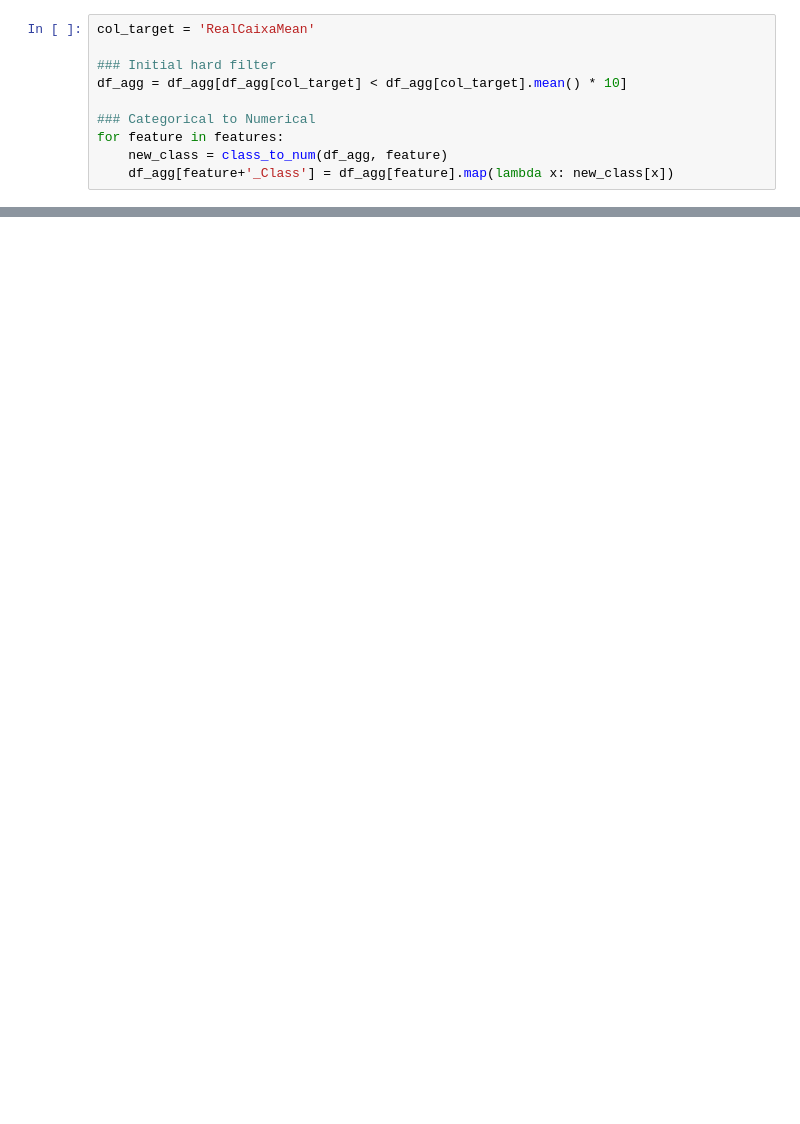
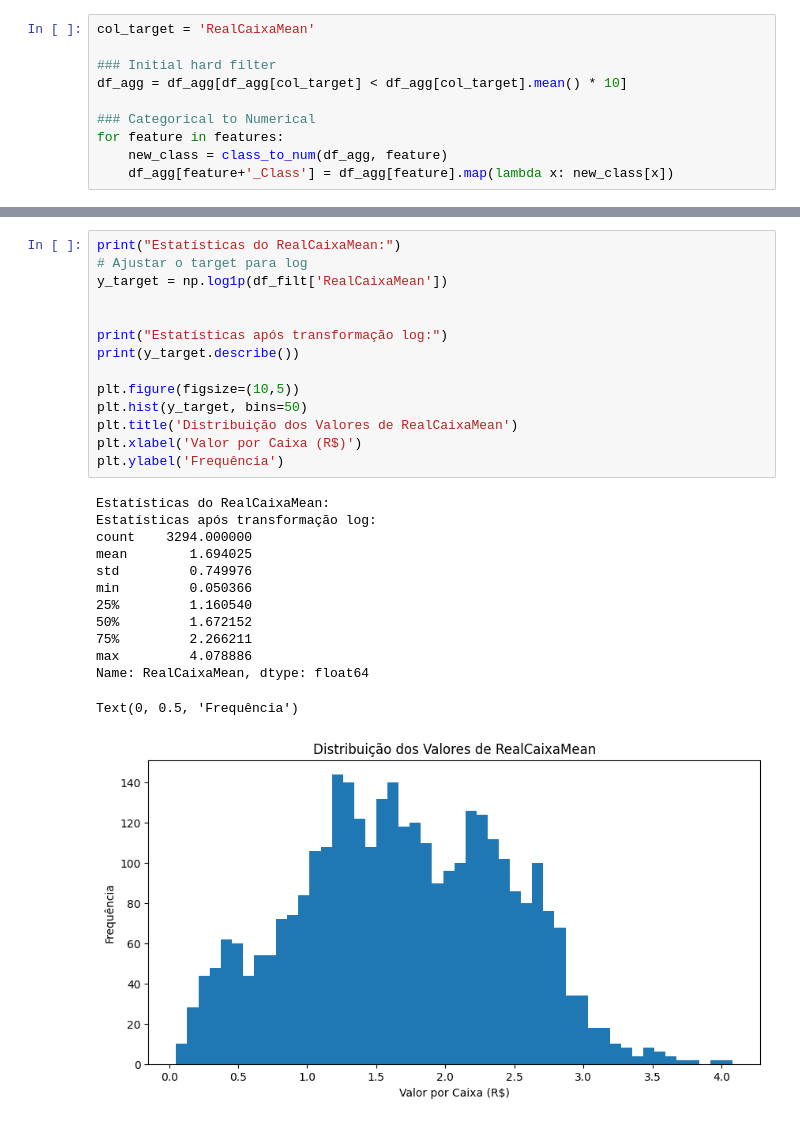
Before and after one commit to romulobsilva/fretes_antt, a Jupyter notebook: model_build_v01.ipynb, the cells around one changed output, grey strips where cells are left out. Saved outputs shown, nothing was run; the diff lists cells and outputs as text; blank space fills up the shorter version.

```diff
--- a/model_build_v01.ipynb
+++ b/model_build_v01.ipynb
@@ -190 +206,29 @@ Exportação concluída!
+# %%
+print("Estatísticas do RealCaixaMean:")
+# Ajustar o target para log
+y_target = np.log1p(df_filt['RealCaixaMean'])
+
+
+print("Estatísticas após transformação log:")
+print(y_target.describe())
+
+plt.figure(figsize=(10,5))
+plt.hist(y_target, bins=50)
+plt.title('Distribuição dos Valores de RealCaixaMean')
+plt.xlabel('Valor por Caixa (R$)')
+plt.ylabel('Frequência')
+# %% [output]
+Estatísticas do RealCaixaMean:
+Estatísticas após transformação log:
+count    3294.000000
+mean        1.694025
+std         0.749976
+min         0.050366
+25%         1.160540
+50%         1.672152
+75%         2.266211
+max         4.078886
+Name: RealCaixaMean, dtype: float64
+Text(0, 0.5, 'Frequência')
+[figure, added]
 # %%
```
Also changed, not shown: parts of 26 cells of this notebook.
